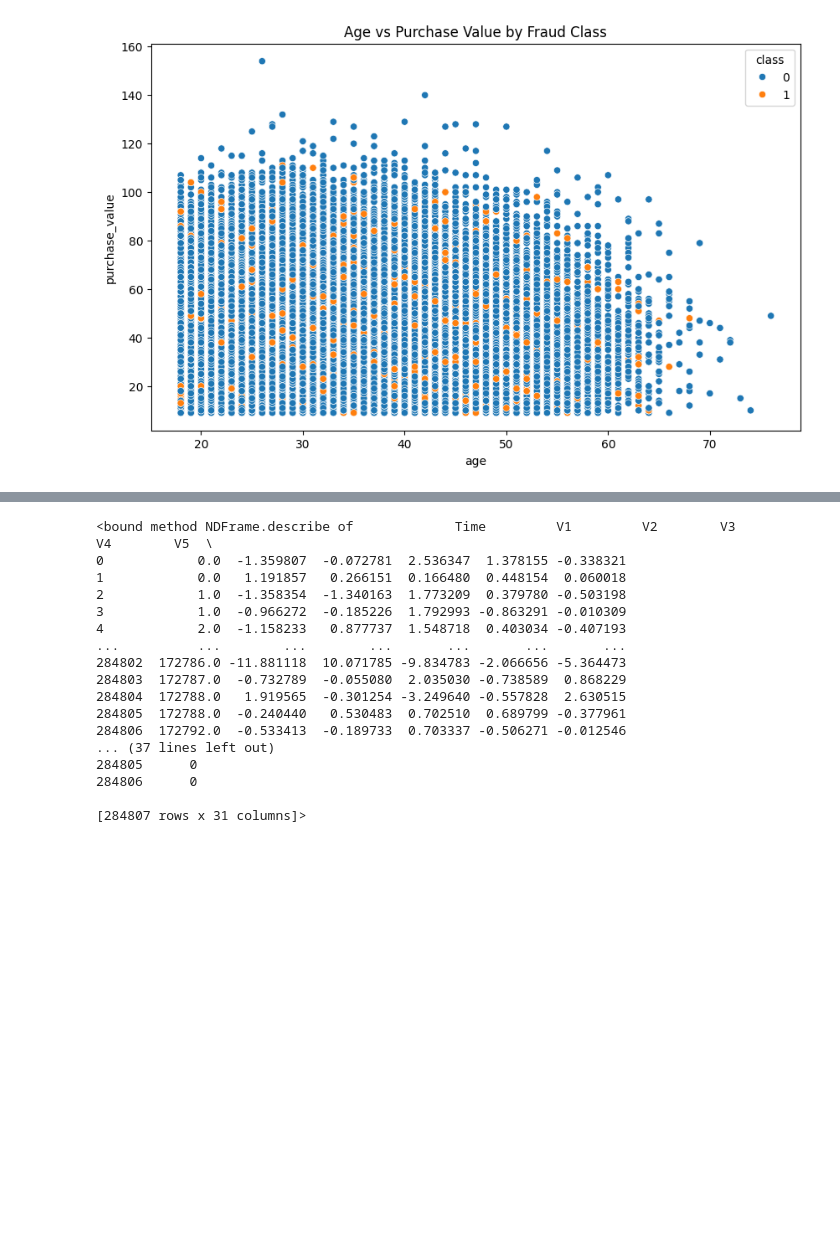
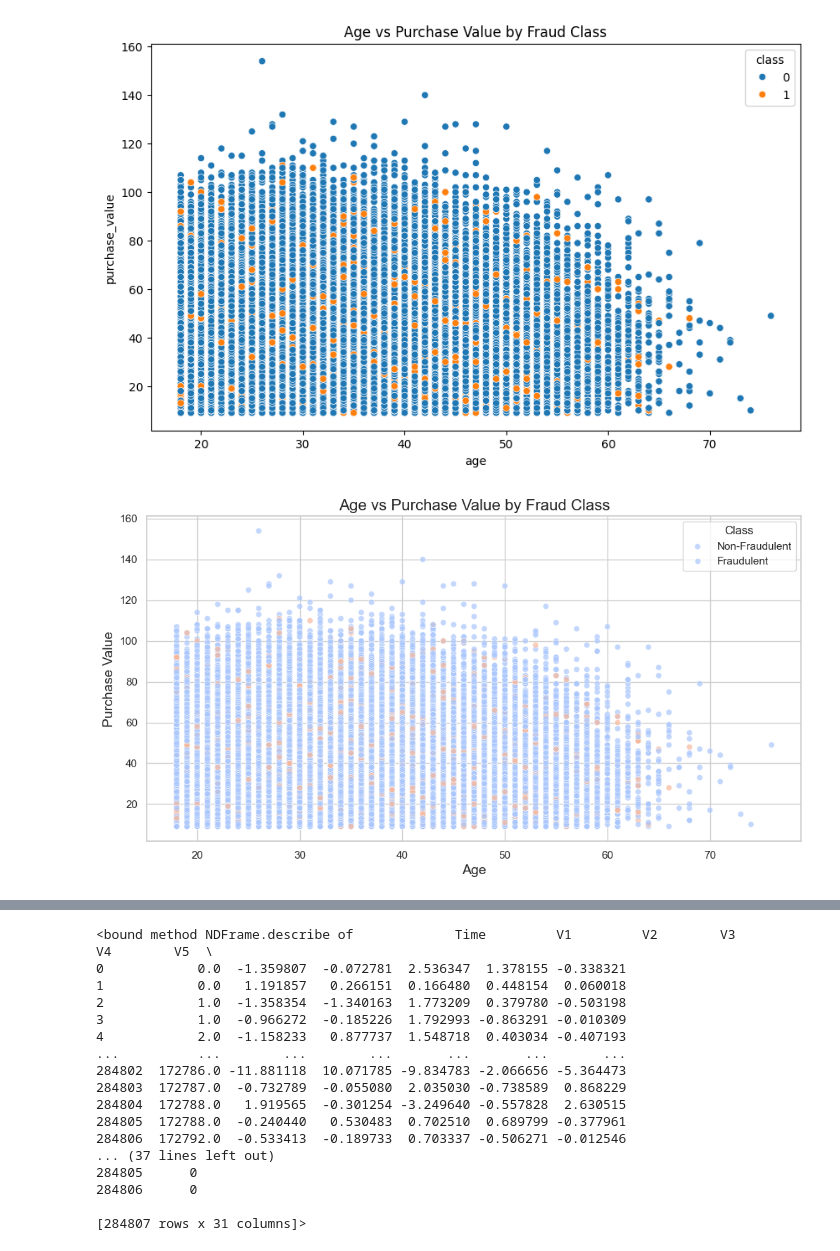
Before and after one commit to Abiy-Alemu/KAIM-Week-8, a Jupyter notebook: notebooks/task_1_data_ananlysis.ipynb, the cells around one changed output, grey strips where cells are left out. Cells and saved outputs as stored; diff of their text form; code cells hidden in the pictures; blank space fills up the shorter version.

```diff
--- a/notebooks/task_1_data_ananlysis.ipynb
+++ b/notebooks/task_1_data_ananlysis.ipynb
@@ -139,3 +161,13 @@ plt.title('Age vs Purchase Value by Fraud Class')
 plt.show()
 # %% [output]
 [figure]
+# %%
+plt.figure(figsize=(12, 6))
+sns.scatterplot(x='age', y='purchase_value', data=df_f, hue='class', palette='coolwarm', alpha=0.7)
+plt.title('Age vs Purchase Value by Fraud Class', fontsize=16)
+plt.xlabel('Age', fontsize=14)
+plt.ylabel('Purchase Value', fontsize=14)
+plt.legend(title='Class', labels=['Non-Fraudulent', 'Fraudulent'])
+plt.show()
+# %% [output]
+[figure, added]
```
Also changed, not shown: parts of 34 cells of this notebook.
